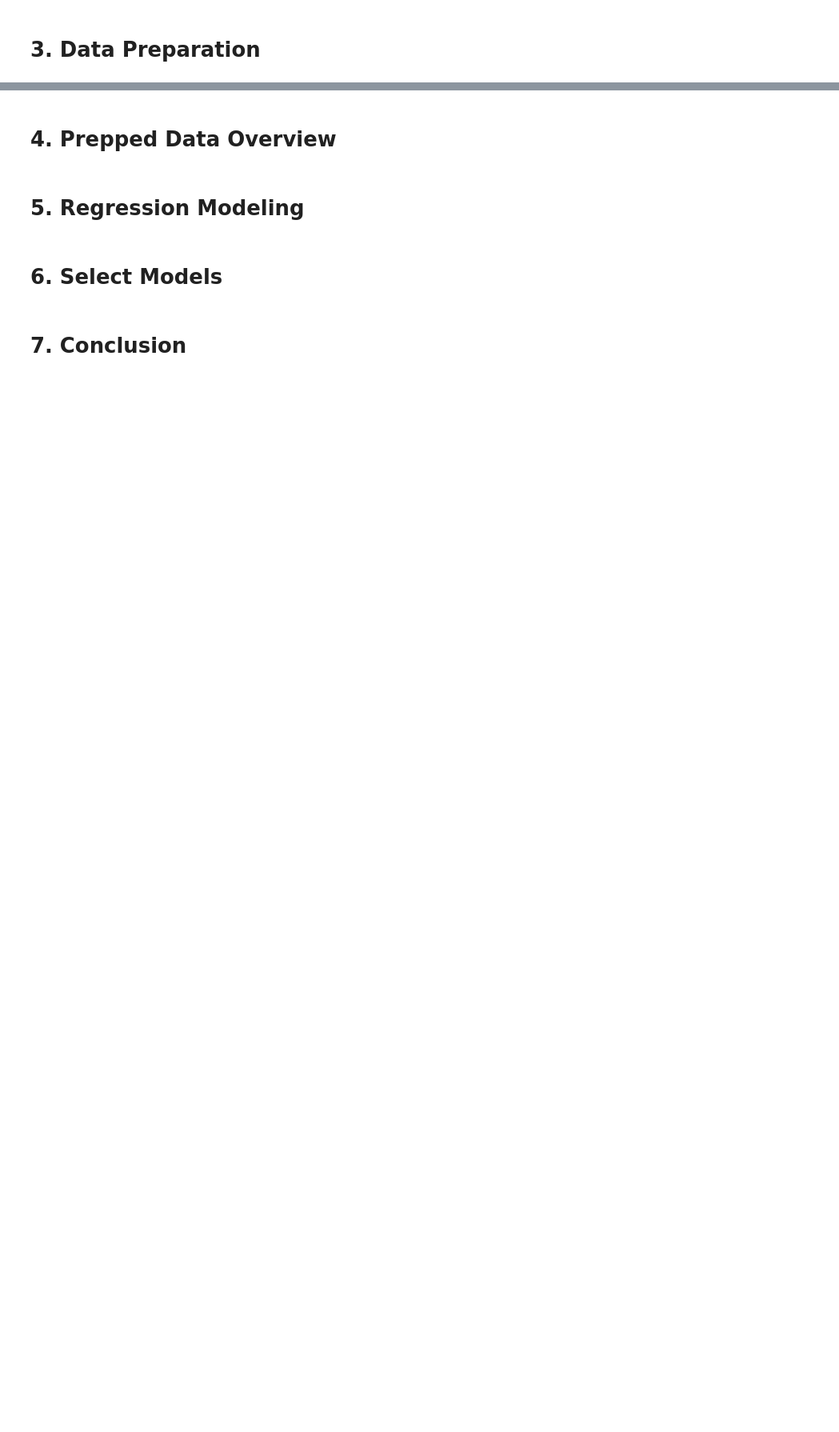
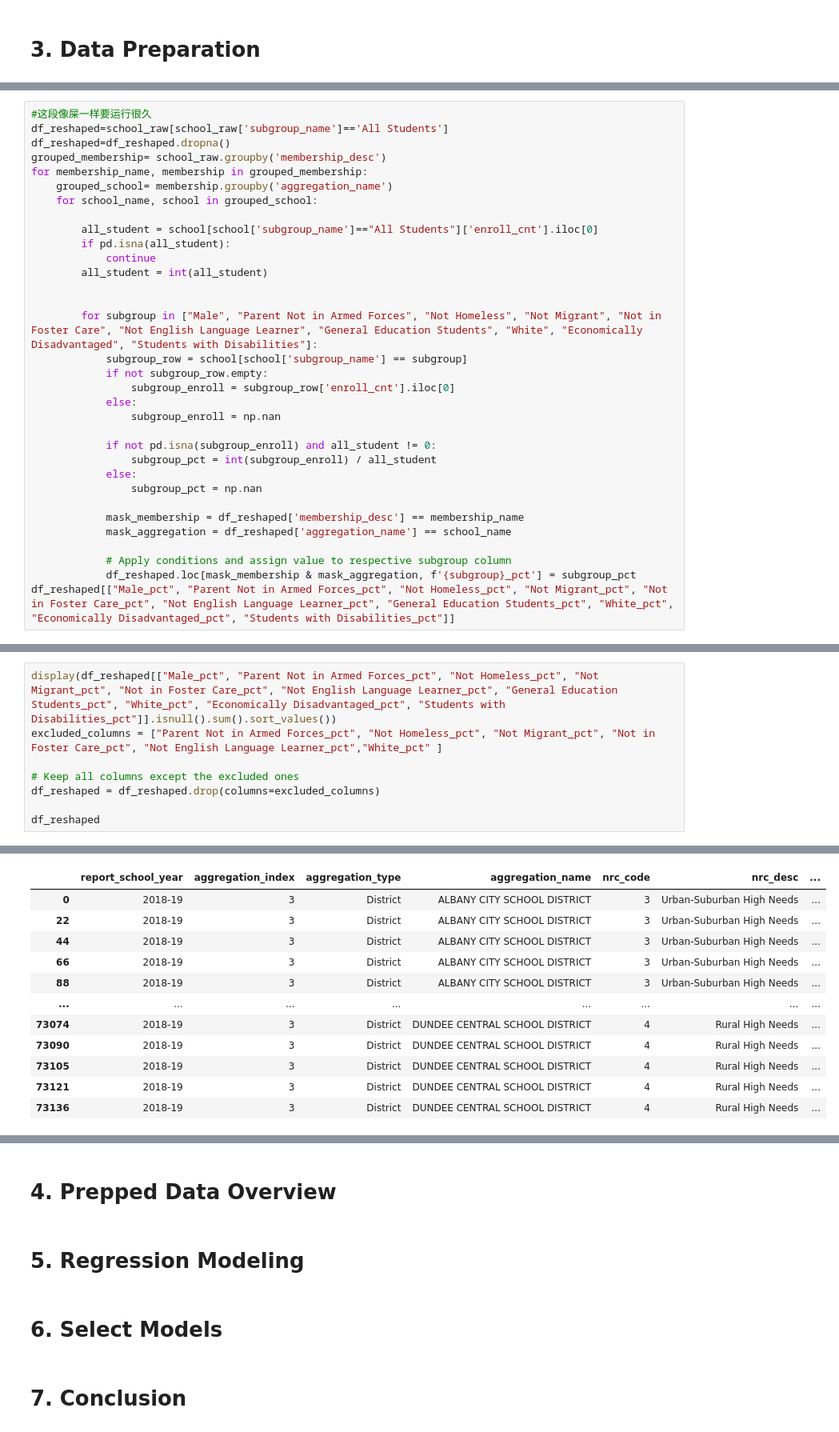
Before and after one commit to jc000222/Data_Science_DAV6150, a Jupyter notebook: M6/m6.ipynb, the cells around one changed output, grey strips where cells are left out. Shown at 80% size. Cells and saved outputs as stored; diff of their text form; blank space fills up the shorter version.

```diff
--- a/M6/m6.ipynb
+++ b/M6/m6.ipynb
@@ -33,0 +137,33 @@ State Education Department (NYSED): https://data.nysed.gov/downloads.php
+# %%
+#这段像屎一样要运行很久
+df_reshaped=school_raw[school_raw['subgroup_name']=='All Students']
+df_reshaped=df_reshaped.dropna()
+grouped_membership= school_raw.groupby('membership_desc')
+for membership_name, membership in grouped_membership:
+    grouped_school= membership.groupby('aggregation_name')
+    for school_name, school in grouped_school:
+
+        all_student = school[school['subgroup_name']=="All Students"]['enroll_cnt'].iloc[0]
+        if pd.isna(all_student):
+            continue
+        all_student = int(all_student)
+
+
+        for subgroup in ["Male", "Parent Not in Armed Forces", "Not Homeless", "Not Migrant", "Not in Foster Care", "Not English Language Learner", "General Education Students", "White", "Economically Disadvantaged", "Students with Disabilities"]:
+            subgroup_row = school[school['subgroup_name'] == subgroup]
+            if not subgroup_row.empty:
+                subgroup_enroll = subgroup_row['enroll_cnt'].iloc[0]
+            else:
+                subgroup_enroll = np.nan
+
+            if not pd.isna(subgroup_enroll) and all_student != 0:
+                subgroup_pct = int(subgroup_enroll) / all_student
+            else:
+                subgroup_pct = np.nan
+
+            mask_membership = df_reshaped['membership_desc'] == membership_name
+            mask_aggregation = df_reshaped['aggregation_name'] == school_name
+
+            # Apply conditions and assign value to respective subgroup column
+            df_reshaped.loc[mask_membership & mask_aggregation, f'{subgroup}_pct'] = subgroup_pct
+df_reshaped[["Male_pct", "Parent Not in Armed Forces_pct", "Not Homeless_pct", "Not Migrant_pct", "Not in Foster Care_pct", "Not English Language Learner_pct", "General Education Students_pct", "White_pct", "Economically Disadvantaged_pct", "Students with Disabilities_pct"]]
@@ -33,0 +186,9 @@ State Education Department (NYSED): https://data.nysed.gov/downloads.php
+# %%
+display(df_reshaped[["Male_pct", "Parent Not in Armed Forces_pct", "Not Homeless_pct", "Not Migrant_pct", "Not in Foster Care_pct", "Not English Language Learner_pct", "General Education Students_pct", "White_pct", "Economically Disadvantaged_pct", "Students with Disabilities_pct"]].isnull().sum().sort_values())
+excluded_columns = ["Parent Not in Armed Forces_pct", "Not Homeless_pct", "Not Migrant_pct", "Not in Foster Care_pct", "Not English Language Learner_pct","White_pct" ]
+
+# Keep all columns except the excluded ones
+df_reshaped = df_reshaped.drop(columns=excluded_columns)
+
+df_reshaped
+# %% [output]
@@ -33,0 +206,12 @@ State Education Department (NYSED): https://data.nysed.gov/downloads.php
+|  | report_school_year | aggregation_index | aggregation_type | aggregation_name | nrc_code | nrc_desc | ... |
+| 0 | 2018-19 | 3 | District | ALBANY CITY SCHOOL DISTRICT | 3 | Urban-Suburban High Needs | ... |
+| 22 | 2018-19 | 3 | District | ALBANY CITY SCHOOL DISTRICT | 3 | Urban-Suburban High Needs | ... |
+| 44 | 2018-19 | 3 | District | ALBANY CITY SCHOOL DISTRICT | 3 | Urban-Suburban High Needs | ... |
+| 66 | 2018-19 | 3 | District | ALBANY CITY SCHOOL DISTRICT | 3 | Urban-Suburban High Needs | ... |
+| 88 | 2018-19 | 3 | District | ALBANY CITY SCHOOL DISTRICT | 3 | Urban-Suburban High Needs | ... |
+| ... | ... | ... | ... | ... | ... | ... | ... |
+| 73074 | 2018-19 | 3 | District | DUNDEE CENTRAL SCHOOL DISTRICT | 4 | Rural High Needs | ... |
+| 73090 | 2018-19 | 3 | District | DUNDEE CENTRAL SCHOOL DISTRICT | 4 | Rural High Needs | ... |
+| 73105 | 2018-19 | 3 | District | DUNDEE CENTRAL SCHOOL DISTRICT | 4 | Rural High Needs | ... |
+| 73121 | 2018-19 | 3 | District | DUNDEE CENTRAL SCHOOL DISTRICT | 4 | Rural High Needs | ... |
+| 73136 | 2018-19 | 3 | District | DUNDEE CENTRAL SCHOOL DISTRICT | 4 | Rural High Needs | ... |
```
Also changed, not shown: parts of 22 cells of this notebook, 8 other files.
